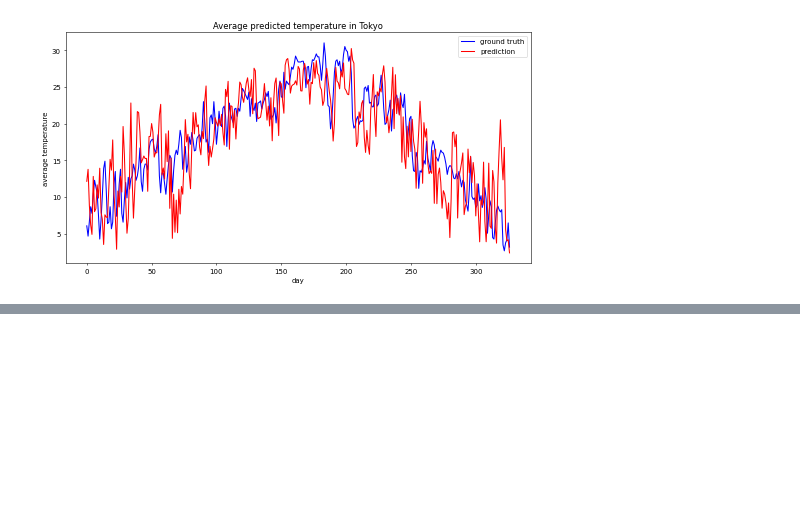
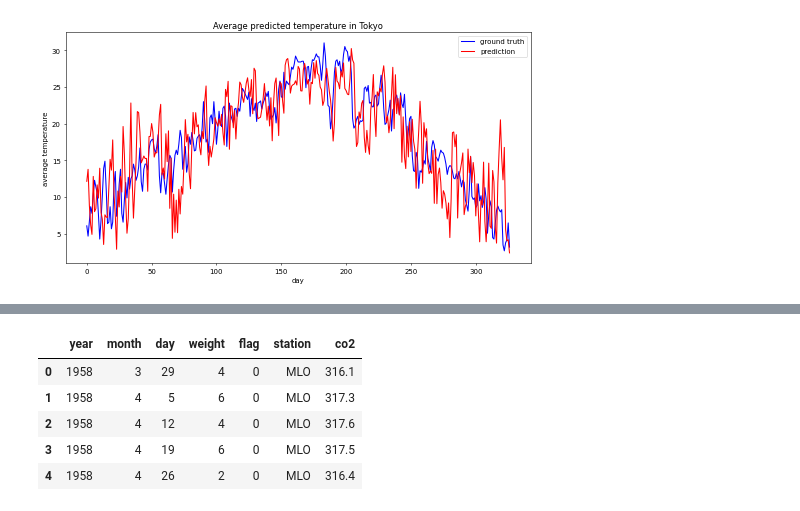
Before and after one commit to Mizuki-OHASHI/notebooks, a Jupyter notebook: reservoir_computing.ipynb, the cells around one changed output, grey strips where cells are left out. Saved outputs shown, nothing was run; the diff lists cells and outputs as text; code cells hidden in the pictures; blank space fills up the shorter version.

```diff
--- a/reservoir_computing.ipynb
+++ b/reservoir_computing.ipynb
@@ -123,0 +129,12 @@ Fitting node Ridge-157...
+# %%
+from sklearn.datasets import fetch_openml
+
+co2 = fetch_openml(data_id=41187, as_frame=True)
+co2.frame.head()
+# %% [output]
+|  | year | month | day | weight | flag | station | co2 |
+| 0 | 1958 | 3 | 29 | 4 | 0 | MLO | 316.1 |
+| 1 | 1958 | 4 | 5 | 6 | 0 | MLO | 317.3 |
+| 2 | 1958 | 4 | 12 | 4 | 0 | MLO | 317.6 |
+| 3 | 1958 | 4 | 19 | 6 | 0 | MLO | 317.5 |
+| 4 | 1958 | 4 | 26 | 2 | 0 | MLO | 316.4 |
```
Also changed, not shown: parts of 3 cells of this notebook.
